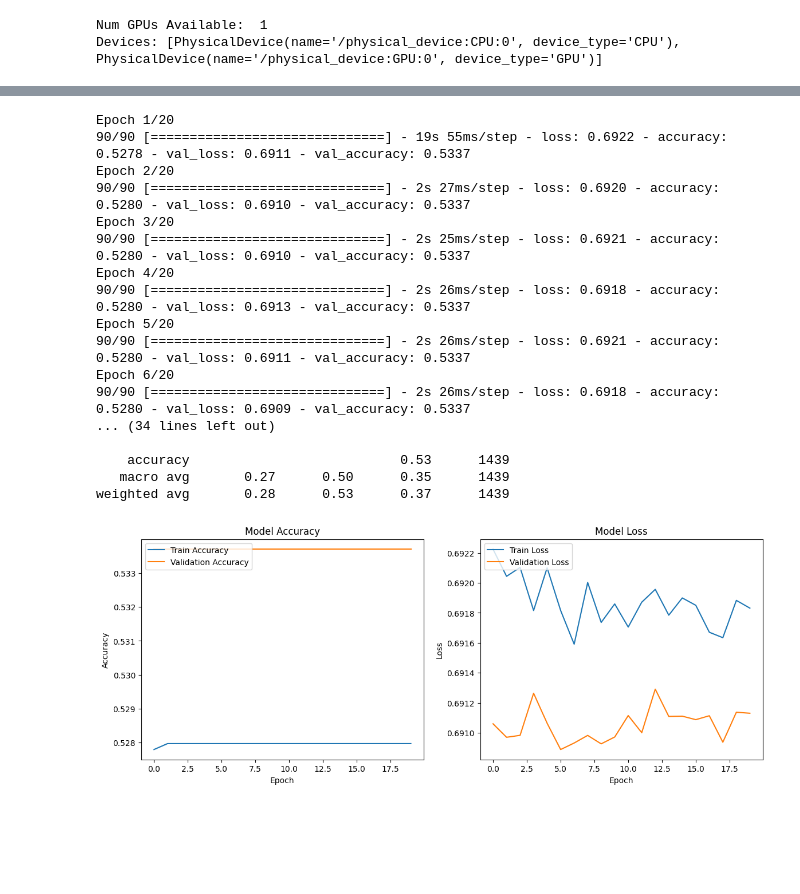
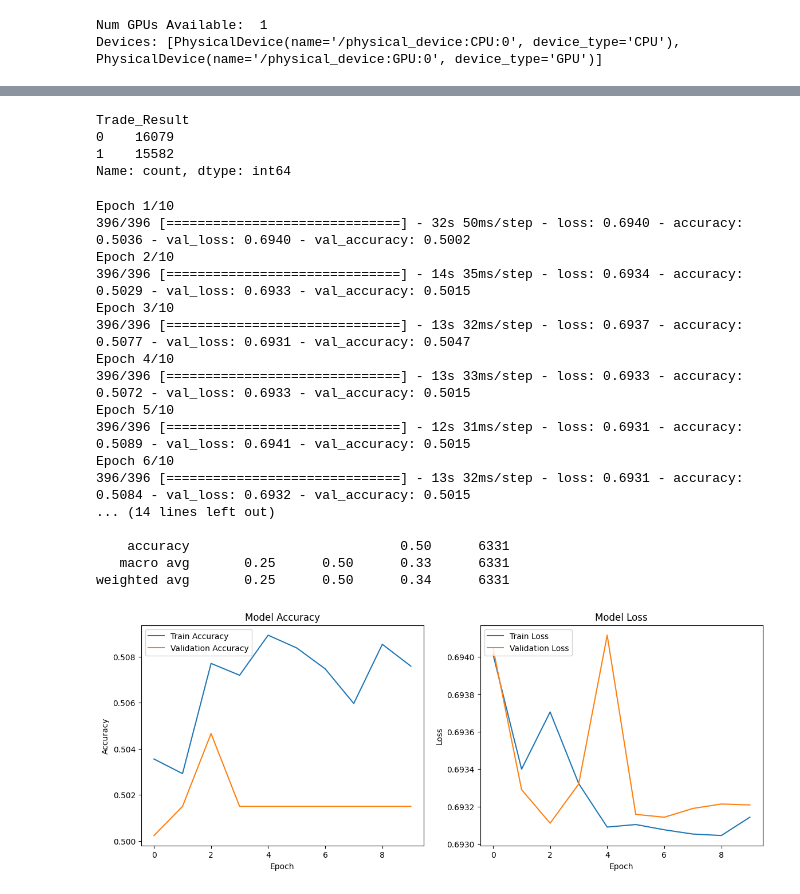
Before and after one commit to hevardhan/BullsEye---v5, a Jupyter notebook: ipynb s/ha.ipynb, the cells around one changed output, grey strips where cells are left out. Saved outputs shown, nothing was run; the diff lists cells and outputs as text; code cells hidden in the pictures; blank space fills up the shorter version.

```diff
--- a/ipynb s/ha.ipynb
+++ b/ipynb s/ha.ipynb
@@ -2,7 +2,7 @@
 import pandas as pd
 import numpy as np
 # %%
-data = pd.read_csv(r"..\datasets\weekly\aug-week6.csv")
+data = pd.read_csv(r"..\datasets\monthly\EURUSD_2024_08.csv")
 # %%
 data
 # %% [output]
@@ -248,32 +205,27 @@ y_test = y_lstm[split_index:]
 # %%
 import numpy as np
 from sklearn.preprocessing import MinMaxScaler
+from sklearn.preprocessing import StandardScaler
 from sklearn.model_selection import train_test_split
 
 # Assume df is your DataFrame and it's already loaded
 # Define features and target
-features = ['open', 'high', 'low', 'close', 'HA_open', 'HA_high', 'HA_low', 'HA_close']
-target = 'Trade_Result'
+features = df[['open', 'high', 'low', 'close','HA_candle']]
+target = df['Trade_Result']
 
-# Scaling the features
-scaler = MinMaxScaler()
-scaled_features = scaler.fit_transform(df[features])
+scaler = StandardScaler()
+scaled_features = scaler.fit_transform(features)
 
-# Prepare sequences using sliding window
-lookback = 3  # Number of time steps to look back
+# Reshape the data for LSTM/CNN input (samples, timesteps, features)
+# Assume time steps to be, for example, 10
+time_steps = 10
 X, y = [], []
 
-for i in range(len(scaled_features) - lookback):
-    X.append(scaled_features[i:i + lookback])
-    y.append(df[target].iloc[i + lookback])
+for i in range(time_steps, len(scaled_features)):
+    X.append(scaled_features[i-time_steps:i, :])
+    y.append(target[i])
 
-X = np.array(X)
-y = np.array(y)
+X, y = np.array(X), np.array(y)
 
-# Splitting into train and test sets
-split_index = int(len(X) * 0.8)  # 80% for training
-
-X_train = X[:split_index]
-X_test = X[split_index:]
-y_train = y[:split_index]
-y_test = y[split_index:]
+# Split the dataset into training and testing sets
+X_train, X_test, y_train, y_test = train_test_split(X, y, test_size=0.2, shuffle=False)
@@ -280,3 +248,10 @@ y_test = y[split_index:]
+# %%
+df['Trade_Result'].value_counts()
+# %% [output]
+Trade_Result
+0    16079
+1    15582
+Name: count, dtype: int64
 # %%
 from tensorflow.keras.models import Sequential
 from tensorflow.keras.layers import Bidirectional, LSTM, Dropout, Dense
@@ -322,54 +297,54 @@ model.add(Dense(units=1, activation='sigmoid'))
 model.compile(optimizer=Adam(learning_rate=0.001), loss='binary_crossentropy', metrics=['accuracy'])
 
 # Step 3: Train the model
-history = model.fit(X_train, y_train, epochs=20, batch_size=64, validation_data=(X_test, y_test))
+history = model.fit(X_train, y_train, epochs=10, batch_size=64, validation_data=(X_test, y_test))
 
 # Step 4: Make predictions on the test set
 y_pred = (model.predict(X_test) > 0.5).astype(int)
 
 # Step 5: Evaluate the model and print classification report
 accuracy = accuracy_score(y_test, y_pred)
 print(f"Accuracy: {accuracy:.2f}")
 print(classification_report(y_test, y_pred))
 
 # Step 6: Plot the training and validation accuracy and loss over epochs
 plt.figure(figsize=(14, 5))
 
 # Plot training & validation accuracy values
 plt.subplot(1, 2, 1)
 plt.plot(history.history['accuracy'], label='Train Accuracy')
 plt.plot(history.history['val_accuracy'], label='Validation Accuracy')
 plt.title('Model Accuracy')
 plt.ylabel('Accuracy')
 plt.xlabel('Epoch')
 plt.legend(loc='upper left')
 
 # Plot training & validation loss values
 plt.subplot(1, 2, 2)
 plt.plot(history.history['loss'], label='Train Loss')
 plt.plot(history.history['val_loss'], label='Validation Loss')
 plt.title('Model Loss')
 plt.ylabel('Loss')
 plt.xlabel('Epoch')
 plt.legend(loc='upper left')
 
 plt.show()
 # %% [output]
-Epoch 1/20
-90/90 [==============================] - 19s 55ms/step - loss: 0.6922 - accuracy: 0.5278 - val_loss: 0.6911 - val_accuracy: 0.5337
-Epoch 2/20
-90/90 [==============================] - 2s 27ms/step - loss: 0.6920 - accuracy: 0.5280 - val_loss: 0.6910 - val_accuracy: 0.5337
-Epoch 3/20
-90/90 [==============================] - 2s 25ms/step - loss: 0.6921 - accuracy: 0.5280 - val_loss: 0.6910 - val_accuracy: 0.5337
-Epoch 4/20
-90/90 [==============================] - 2s 26ms/step - loss: 0.6918 - accuracy: 0.5280 - val_loss: 0.6913 - val_accuracy: 0.5337
-Epoch 5/20
-90/90 [==============================] - 2s 26ms/step - loss: 0.6921 - accuracy: 0.5280 - val_loss: 0.6911 - val_accuracy: 0.5337
-Epoch 6/20
-90/90 [==============================] - 2s 26ms/step - loss: 0.6918 - accuracy: 0.5280 - val_loss: 0.6909 - val_accuracy: 0.5337
-... (34 lines left out)
+Epoch 1/10
+396/396 [==============================] - 32s 50ms/step - loss: 0.6940 - accuracy: 0.5036 - val_loss: 0.6940 - val_accuracy: 0.5002
+Epoch 2/10
+396/396 [==============================] - 14s 35ms/step - loss: 0.6934 - accuracy: 0.5029 - val_loss: 0.6933 - val_accuracy: 0.5015
+Epoch 3/10
+396/396 [==============================] - 13s 32ms/step - loss: 0.6937 - accuracy: 0.5077 - val_loss: 0.6931 - val_accuracy: 0.5047
+Epoch 4/10
+396/396 [==============================] - 13s 33ms/step - loss: 0.6933 - accuracy: 0.5072 - val_loss: 0.6933 - val_accuracy: 0.5015
+Epoch 5/10
+396/396 [==============================] - 12s 31ms/step - loss: 0.6931 - accuracy: 0.5089 - val_loss: 0.6941 - val_accuracy: 0.5015
+Epoch 6/10
+396/396 [==============================] - 13s 32ms/step - loss: 0.6931 - accuracy: 0.5084 - val_loss: 0.6932 - val_accuracy: 0.5015
+... (14 lines left out)
 
-    accuracy                           0.53      1439
-   macro avg       0.27      0.50      0.35      1439
-weighted avg       0.28      0.53      0.37      1439
+    accuracy                           0.50      6331
+   macro avg       0.25      0.50      0.33      6331
+weighted avg       0.25      0.50      0.34      6331
-[figure, old version]
+[figure, new version]
```
Also changed, not shown: parts of 11 cells of this notebook, 15 other files.
